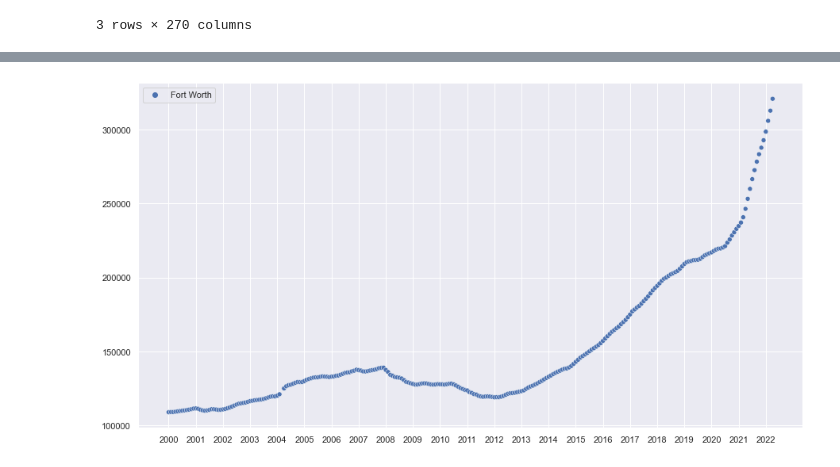
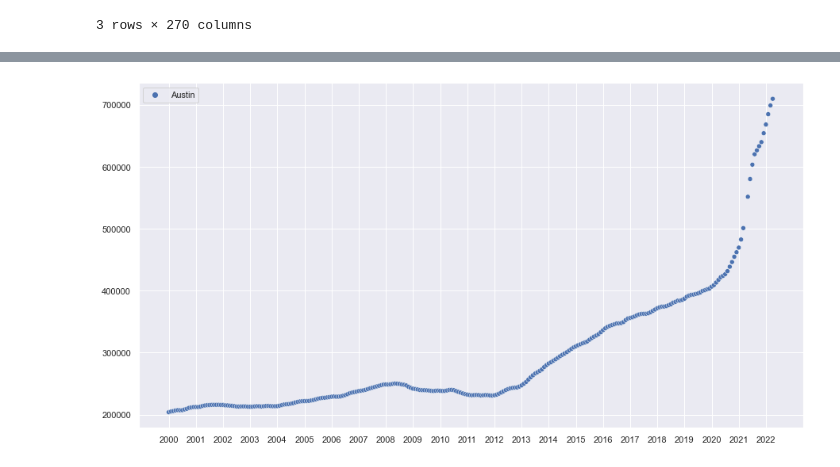
Before and after one commit to sayerjk/realestate-calc, a Jupyter notebook: DS_520_RealEstateCalculator_sjk_v01.ipynb, the cells around one changed output, grey strips where cells are left out. Cells and saved outputs as stored; diff of their text form; code cells hidden in the pictures.

```diff
--- a/DS_520_RealEstateCalculator_sjk_v01.ipynb
+++ b/DS_520_RealEstateCalculator_sjk_v01.ipynb
@@ -111,10 +111,10 @@ sns.scatterplot(data=final_merge[8:], style=None)
 # %%
 # formatting
 plt.figure(figsize=(15,8));
 sns.set_theme()
 plt.xticks(range(0, 267, (267//21)), range(2000, 2023, 1))
 
 # plot
-sns.scatterplot(data=select_state(df, 'TX', 'Fort Worth')[8:]);
+sns.scatterplot(data=select_state(df, 'TX', 'Austin')[8:]);
 # %% [output]
-[figure, old version]
+[figure, new version]
```
Also changed, not shown: parts of 8 cells of this notebook, 4 other files.
